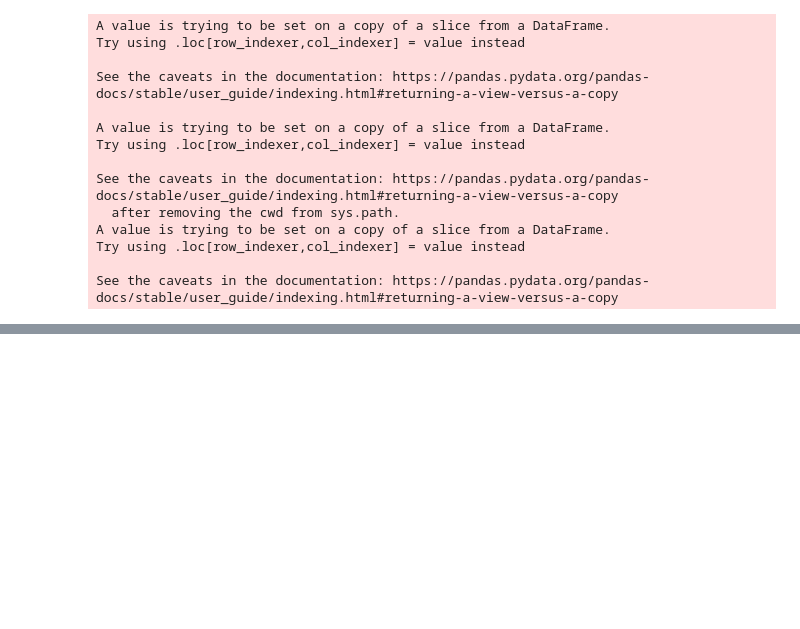
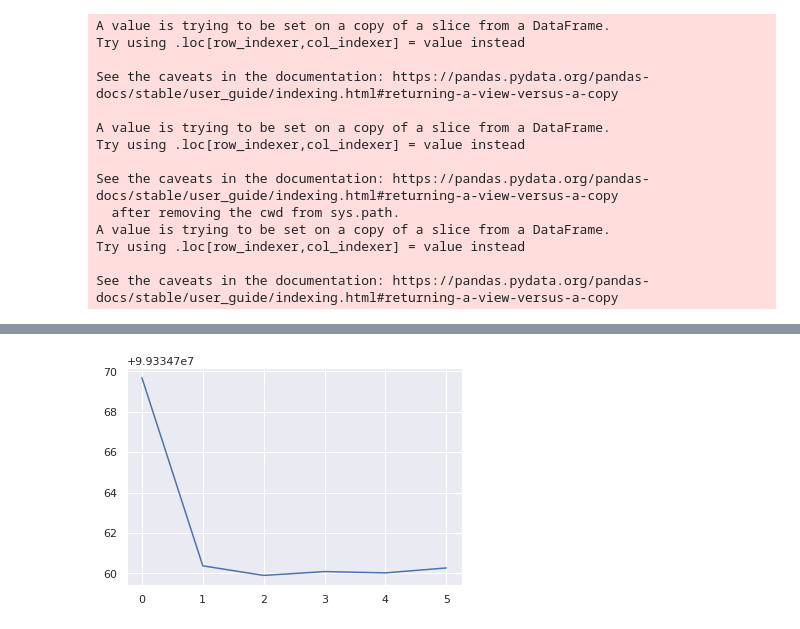
Before and after one commit to thefil9/AIProject, a Jupyter notebook: Projekt.ipynb, the cells around one changed output, grey strips where cells are left out. Cells and saved outputs as stored; diff of their text form; code cells hidden in the pictures; blank space fills up the shorter version.

```diff
--- a/Projekt.ipynb
+++ b/Projekt.ipynb
@@ -320,0 +364,5 @@ print(model.predict(X_test))
+# %%
+plt.plot(history.history['loss'])
+plt.show()
+# %% [output]
+[figure, added]
```
Also changed, not shown: parts of 10 cells of this notebook.
